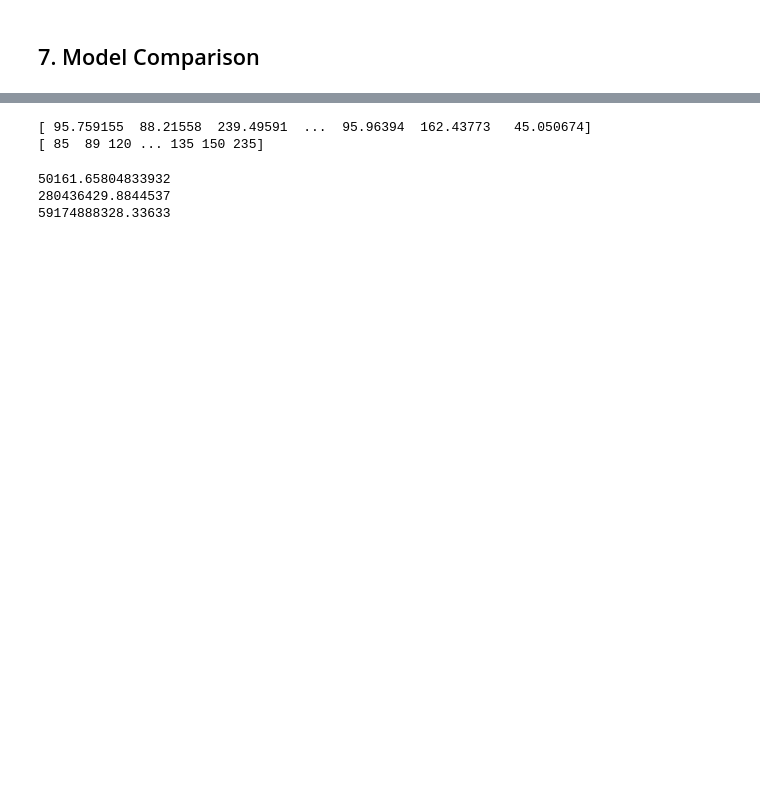
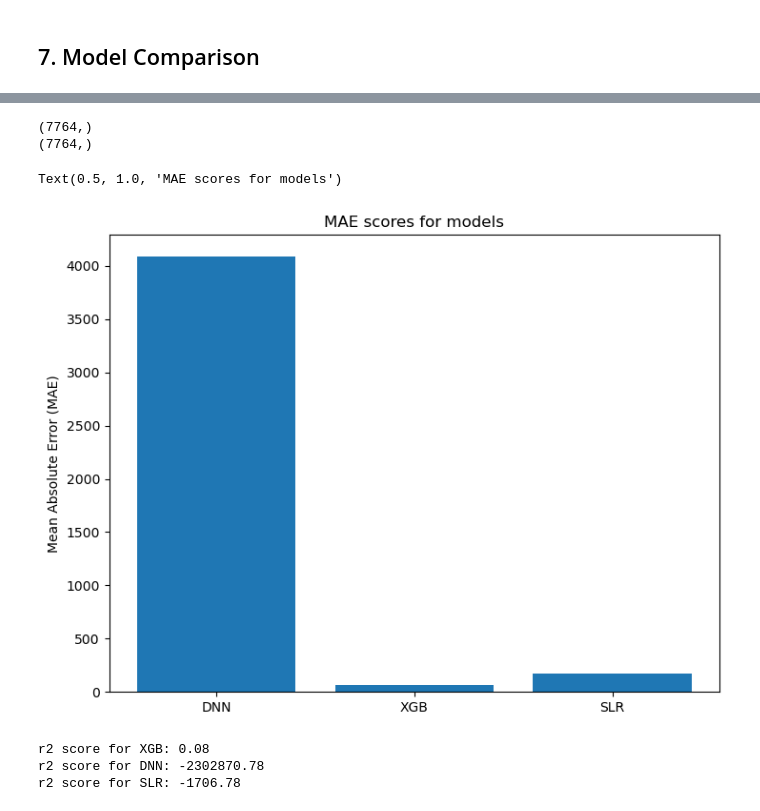
Before and after one commit to marci-nemeth/ML-Notebooks, a Jupyter notebook: Regression/AirbnbEDA.ipynb, the cells around one changed output, grey strips where cells are left out. Cells and saved outputs as stored; diff of their text form; code cells hidden in the pictures; blank space fills up the shorter version.

Commit message:
Updated model comparison

```diff
--- a/Regression/AirbnbEDA.ipynb
+++ b/Regression/AirbnbEDA.ipynb
@@ -293,14 +282,32 @@ y_pred_dnn = dnn_model.predict(test_features)
-# %%
-print(y_pred_dnn.flatten())
-print(test_labels.to_numpy())
-# %% [output]
-[ 95.759155  88.21558  239.49591  ...  95.96394  162.43773   45.050674]
-[ 85  89 120 ... 135 150 235]
-# %%
-print(mean_squared_error(y_pred_xgb.flatten(),test_labels.to_numpy()))
-print(mean_squared_error(y_pred_slr.flatten(),test_labels.to_numpy()))
-print(mean_squared_error(y_pred_dnn.flatten(),test_labels.to_numpy()))
-# %% [output]
-50161.65804833932
-280436429.8844537
-59174888328.33633
+# %%
+print(test_labels.to_numpy().shape)
+print(y_pred_xgb.flatten().shape)
+# %% [output]
+(7764,)
+(7764,)
+# %%
+mae_dnn = mean_absolute_error(test_labels.to_numpy(),y_pred_dnn.flatten())
+mae_xgb =mean_absolute_error(test_labels.to_numpy(),y_pred_xgb.flatten())
+mae_slr = mean_absolute_error(test_labels.to_numpy(),y_pred_slr.flatten())
+
+r2_dnn = r2_score(test_labels.to_numpy(),y_pred_dnn.flatten())
+r2_xgb =r2_score(test_labels.to_numpy(),y_pred_xgb.flatten())
+r2_slr = r2_score(test_labels.to_numpy(),y_pred_slr.flatten())
+# %%
+fig = plt.figure()
+ax = fig.add_axes([0,0,1,1])
+
+ax.bar(["DNN","XGB","SLR"],[mae_dnn,mae_xgb,mae_slr])
+ax.set_ylabel("Mean Absolute Error (MAE)")
+ax.set_title("MAE scores for models")
+# %% [output]
+Text(0.5, 1.0, 'MAE scores for models')
+[figure, added]
+# %%
+print("r2 score for XGB: {:.2f}".format(r2_xgb))
+print("r2 score for DNN: {:.2f}".format(r2_dnn))
+print("r2 score for SLR: {:.2f}".format(r2_slr))
+# %% [output]
+r2 score for XGB: 0.08
+r2 score for DNN: -2302870.78
+r2 score for SLR: -1706.78
```
Also changed, not shown: parts of 13 cells of this notebook.
